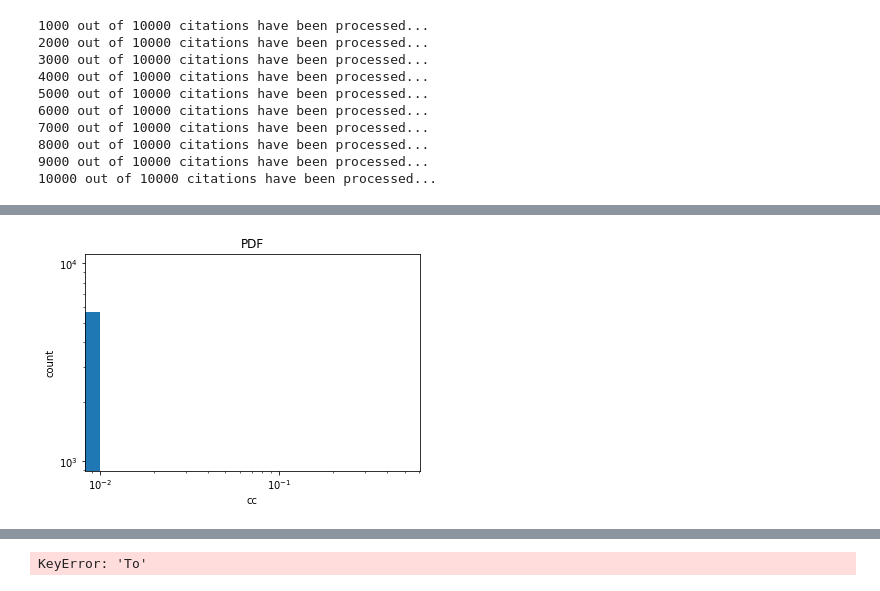
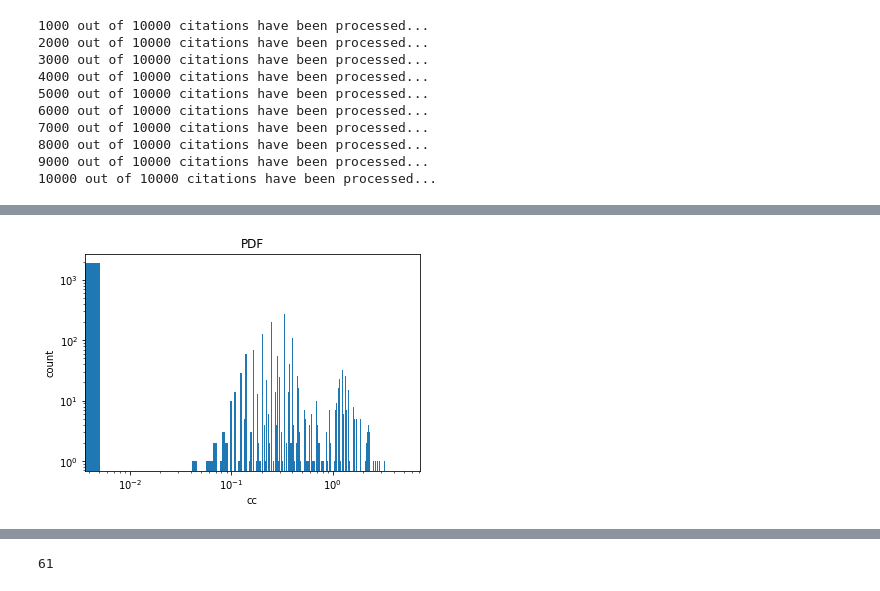
Before and after one commit to iuni-cadre/BetaDemoCode, a Jupyter notebook: demo_04.ipynb, the cells around one changed output, grey strips where cells are left out. Saved outputs shown, nothing was run; the diff lists cells and outputs as text; code cells hidden in the pictures.

```diff
--- a/demo_04.ipynb
+++ b/demo_04.ipynb
@@ -222,31 +221,31 @@ plt.show()
 # %%
 #PDF
-plt.hist(idr_list, bins = 100)
+plt.hist(idr_list, bins = 1000)
 plt.xscale("log")
 plt.yscale("log")
 plt.xlabel("cc")
 plt.ylabel("count")
 plt.title("PDF")
 plt.show()
 # %% [output]
-[figure, old version]
+[figure, new version]
 # %%
 ego[ego['paper_id'] == 1966024011]
 # %% [output]
 |  | paper_id | year | original_title | authors_display_name | journal_display_name | paper_abstract |
 | 880 | 1966024011 | 2015 | Field-normalized citation impact ... | Javier Ruiz-Castillo|Ludo Waltman | Journal of Informetrics | We study the problem of normalizi... |
 # %%
-oneHop = edges[edges['To'] == 1966024011]
-oneHop = oneHop[['To','From']]
+oneHop = edges[edges['cited'] == 1966024011]
+oneHop = oneHop[['cited','citing']]
 oneHop.columns = ["focal","connector"]
-twoHops = pd.merge(oneHop, edges, left_on=['connector'], right_on=['To'], how='inner')
+twoHops = pd.merge(oneHop, edges, left_on=['connector'], right_on=['cited'], how='inner')
 
 oneHop0 = oneHop.copy()
 oneHop0.columns = ["cited2","LE"]
-ego0 = pd.merge(twoHops, oneHop0, left_on=['focal', 'From'], right_on=["cited2", "LE"], how='inner')
+ego0 = pd.merge(twoHops, oneHop0, left_on=['focal', 'citing'], right_on=["cited2", "LE"], how='inner')
 len(ego0)
 # %% [output]
-KeyError: 'To'
+61
 # %%
 import networkx as nx
 import numpy as np
```
Also changed, not shown: parts of 9 cells of this notebook, 2 other files.
